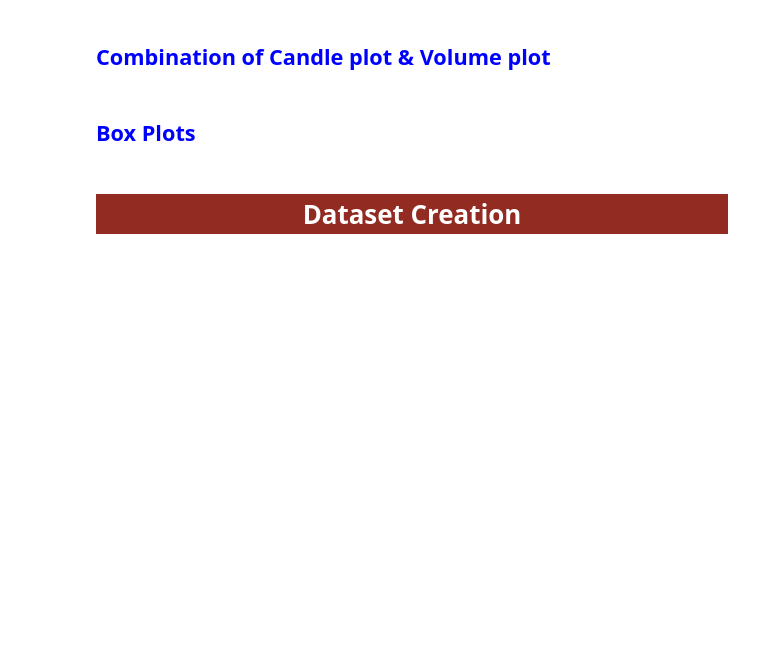
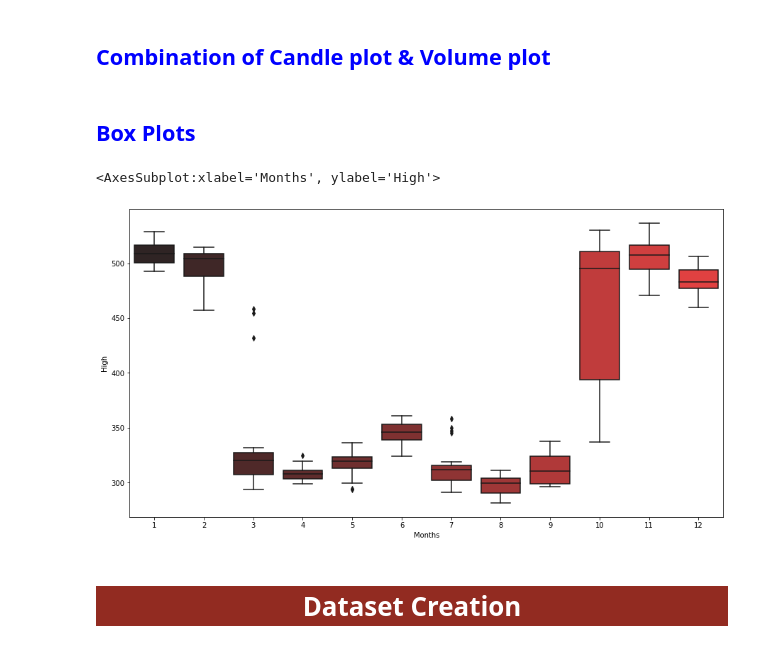
Before and after one commit to piyumaha12/Stock_Prediction, a Jupyter notebook: Program/yfinance_EDA_and_Feature_Engineering.ipynb, the cells around one changed output. Cells and saved outputs as stored; diff of their text form; code cells hidden in the pictures; blank space fills up the shorter version.

Commit message:
After adding some plots and solving matplotlib error

```diff
--- a/Program/yfinance_EDA_and_Feature_Engineering.ipynb
+++ b/Program/yfinance_EDA_and_Feature_Engineering.ipynb
@@ -16,7 +18,20 @@ import pandas as pd
 import numpy as np
 import datetime
 import os
+import seaborn as sns
+import matplotlib.pyplot as plt
+import plotly.figure_factory as ff
+
 
 from plotly.subplots import make_subplots
 from pandas_profiling import ProfileReport
 from yahoofinancials import YahooFinancials
+
+
+plt.rcParams['figure.figsize']=(15,8)
+%matplotlib inline
+# %%
+red_palette = ['#470202','#5e0202','#750202','#8b0202',
+'#9d0101','#ac0202','#ba0303','#ca0202','#da0303','#eb0202','#fd0505','#fa2727']
+
+sns.color_palette(red_palette)
@@ -22,0 +51,3 @@ from yahoofinancials import YahooFinancials
+# %%
+a = sns.dark_palette(red_palette[-1], n_colors=12)
+a
@@ -326,5 +370,11 @@ def Combo_candle_volume_plot(data,day_gap, height = 800, width = 1000, slider =
 Combo_candle_volume_plot(tatamotors_1year, dt_breaks)
 # %% [markdown]
 ## <span style = "color:blue" >Box Plots</span>
+# %%
+plt.figure(figsize= (15,8))
+sns.boxplot(x = tatamotors_1year.Months, y = tatamotors_1year.High, palette= a)
+# %% [output]
+<AxesSubplot:xlabel='Months', ylabel='High'>
+[figure, added]
 # %%
 px.box(x = tatamotors_1year.Months,
```
Also changed, not shown: parts of 15 cells of this notebook, 1 other file.
